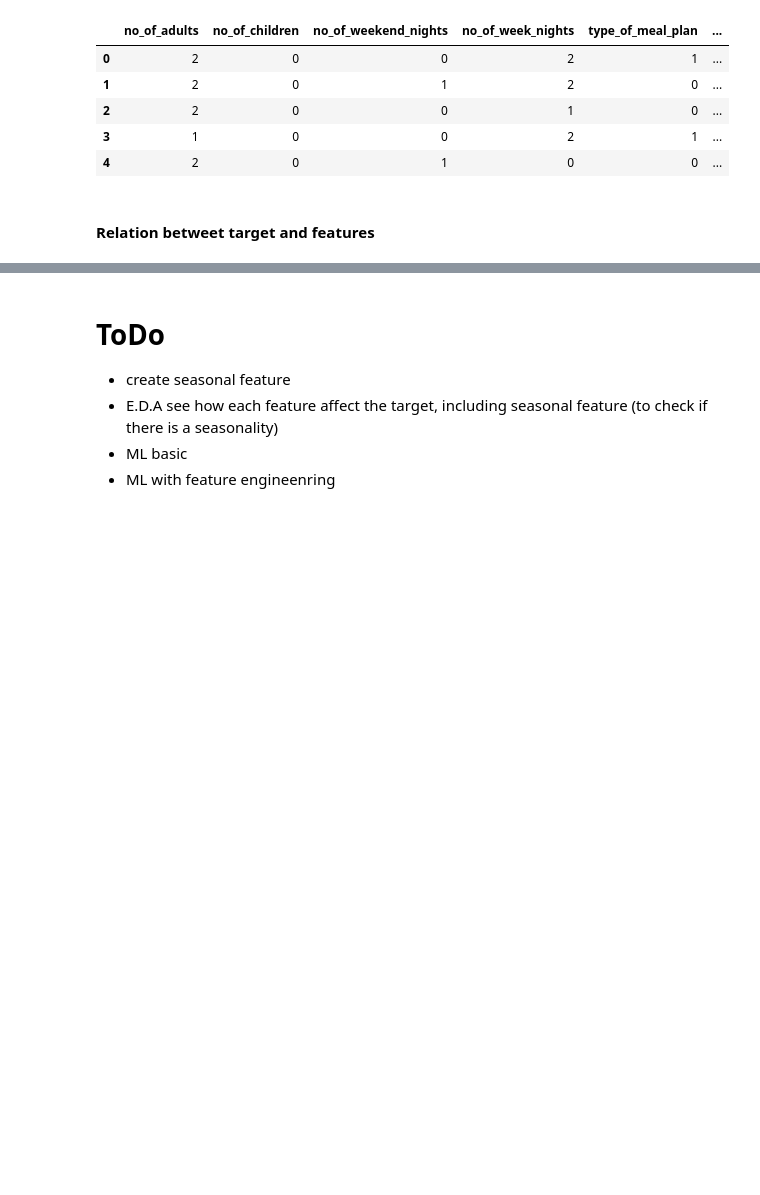
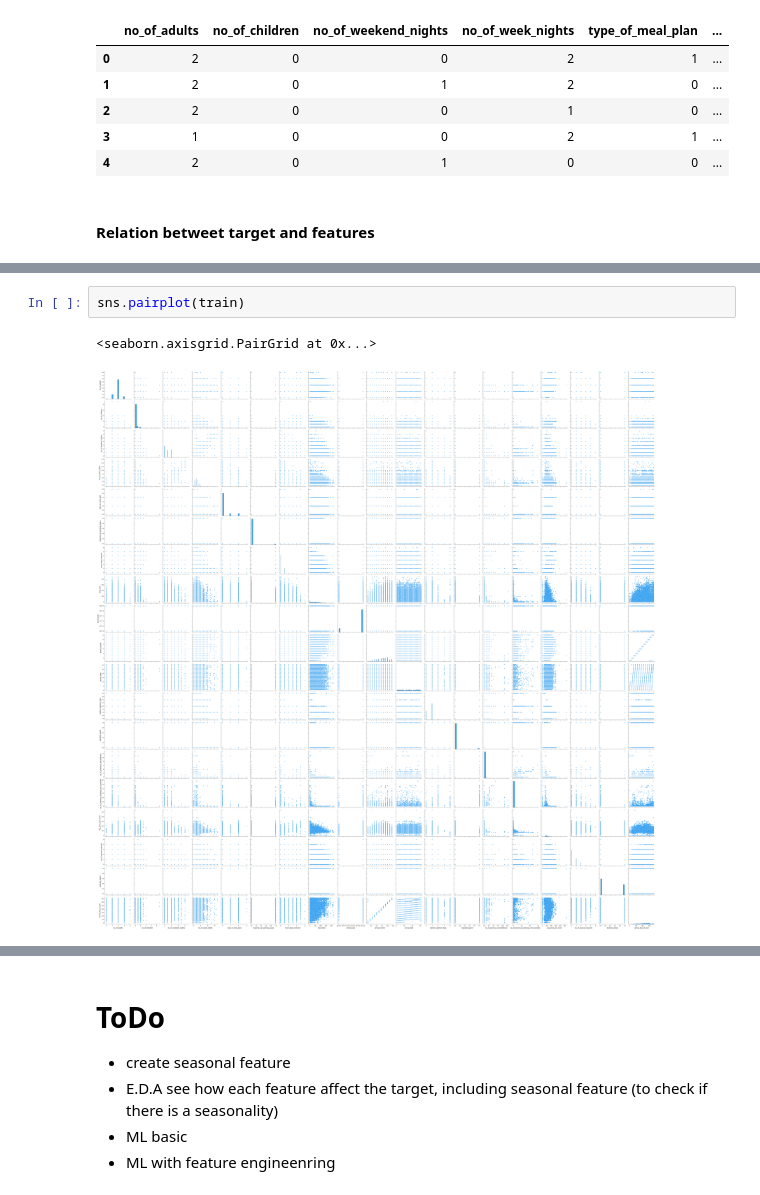
Before and after one commit to javierliro/booking_cancellations, a Jupyter notebook: booking_cancellations.ipynb, the cells around one changed output, grey strips where cells are left out. Cells and saved outputs as stored; diff of their text form; blank space fills up the shorter version.

```diff
--- a/booking_cancellations.ipynb
+++ b/booking_cancellations.ipynb
@@ -161,0 +184,5 @@ train.head()
+# %%
+sns.pairplot(train)
+# %% [output]
+<seaborn.axisgrid.PairGrid at 0x...>
+[figure, added]
```
Also changed, not shown: parts of 15 cells of this notebook.
